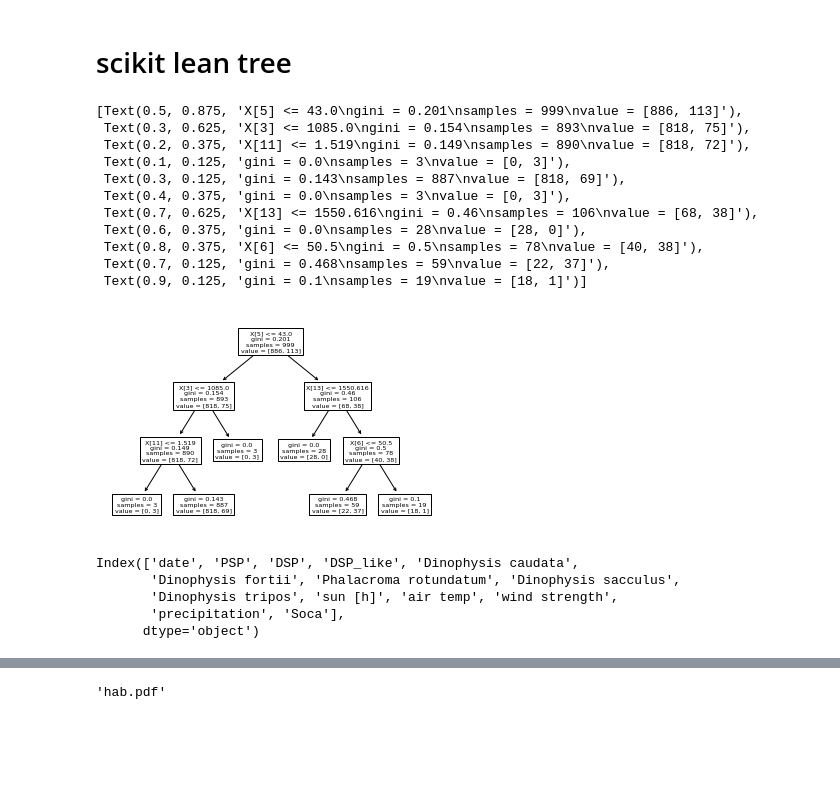
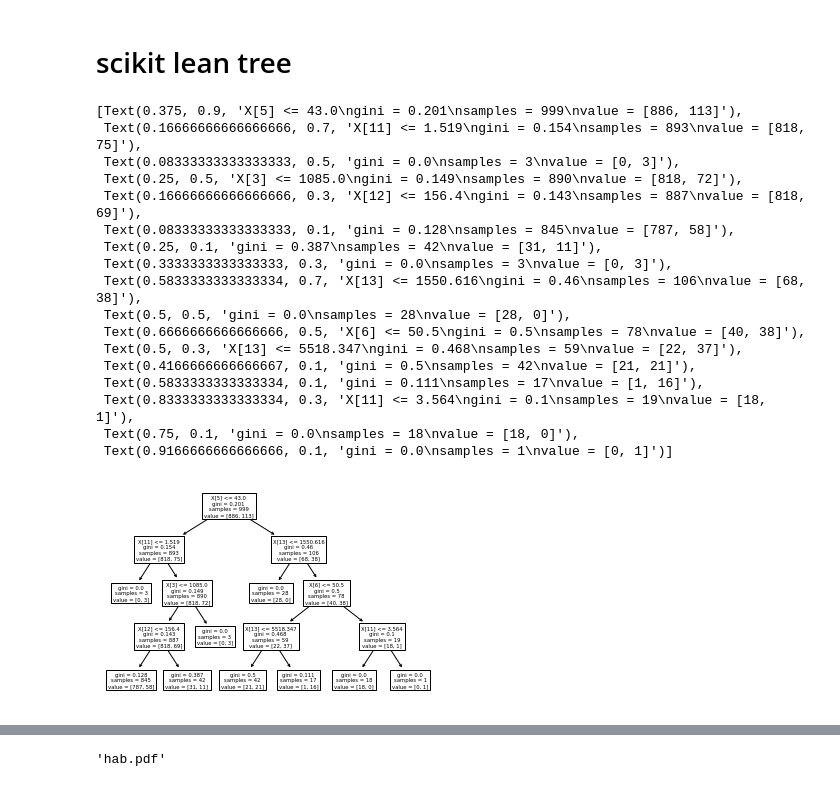
Before and after one commit to MartinMarzi/HABTox-predictor, a Jupyter notebook: HAB_modelling_5_0_0.ipynb, the cells around one changed output, grey strips where cells are left out. Cells and saved outputs as stored; diff of their text form; code cells hidden in the pictures; blank space fills up the shorter version.

```diff
--- a/HAB_modelling_5_0_0.ipynb
+++ b/HAB_modelling_5_0_0.ipynb
@@ -293,30 +293,28 @@ RF_shap = shap.summary_plot(shap_values, X_test, plot_type="bar")
 # %%
 from sklearn import tree
 
-clf = tree.DecisionTreeClassifier(max_depth=3)
+clf = tree.DecisionTreeClassifier(max_depth=4)
 clf = clf.fit(X, y)
 
 tree.plot_tree(clf)
 # %% [output]
-[Text(0.5, 0.875, 'X[5] <= 43.0\ngini = 0.201\nsamples = 999\nvalue = [886, 113]'),
- Text(0.3, 0.625, 'X[3] <= 1085.0\ngini = 0.154\nsamples = 893\nvalue = [818, 75]'),
- Text(0.2, 0.375, 'X[11] <= 1.519\ngini = 0.149\nsamples = 890\nvalue = [818, 72]'),
- Text(0.1, 0.125, 'gini = 0.0\nsamples = 3\nvalue = [0, 3]'),
- Text(0.3, 0.125, 'gini = 0.143\nsamples = 887\nvalue = [818, 69]'),
- Text(0.4, 0.375, 'gini = 0.0\nsamples = 3\nvalue = [0, 3]'),
- Text(0.7, 0.625, 'X[13] <= 1550.616\ngini = 0.46\nsamples = 106\nvalue = [68, 38]'),
- Text(0.6, 0.375, 'gini = 0.0\nsamples = 28\nvalue = [28, 0]'),
- Text(0.8, 0.375, 'X[6] <= 50.5\ngini = 0.5\nsamples = 78\nvalue = [40, 38]'),
- Text(0.7, 0.125, 'gini = 0.468\nsamples = 59\nvalue = [22, 37]'),
- Text(0.9, 0.125, 'gini = 0.1\nsamples = 19\nvalue = [18, 1]')]
+[Text(0.375, 0.9, 'X[5] <= 43.0\ngini = 0.201\nsamples = 999\nvalue = [886, 113]'),
+ Text(0.16666666666666666, 0.7, 'X[11] <= 1.519\ngini = 0.154\nsamples = 893\nvalue = [818, 75]'),
+ Text(0.08333333333333333, 0.5, 'gini = 0.0\nsamples = 3\nvalue = [0, 3]'),
+ Text(0.25, 0.5, 'X[3] <= 1085.0\ngini = 0.149\nsamples = 890\nvalue = [818, 72]'),
+ Text(0.16666666666666666, 0.3, 'X[12] <= 156.4\ngini = 0.143\nsamples = 887\nvalue = [818, 69]'),
+ Text(0.08333333333333333, 0.1, 'gini = 0.128\nsamples = 845\nvalue = [787, 58]'),
+ Text(0.25, 0.1, 'gini = 0.387\nsamples = 42\nvalue = [31, 11]'),
+ Text(0.3333333333333333, 0.3, 'gini = 0.0\nsamples = 3\nvalue = [0, 3]'),
+ Text(0.5833333333333334, 0.7, 'X[13] <= 1550.616\ngini = 0.46\nsamples = 106\nvalue = [68, 38]'),
+ Text(0.5, 0.5, 'gini = 0.0\nsamples = 28\nvalue = [28, 0]'),
+ Text(0.6666666666666666, 0.5, 'X[6] <= 50.5\ngini = 0.5\nsamples = 78\nvalue = [40, 38]'),
+ Text(0.5, 0.3, 'X[13] <= 5518.347\ngini = 0.468\nsamples = 59\nvalue = [22, 37]'),
+ Text(0.4166666666666667, 0.1, 'gini = 0.5\nsamples = 42\nvalue = [21, 21]'),
+ Text(0.5833333333333334, 0.1, 'gini = 0.111\nsamples = 17\nvalue = [1, 16]'),
+ Text(0.8333333333333334, 0.3, 'X[11] <= 3.564\ngini = 0.1\nsamples = 19\nvalue = [18, 1]'),
+ Text(0.75, 0.1, 'gini = 0.0\nsamples = 18\nvalue = [18, 0]'),
+ Text(0.9166666666666666, 0.1, 'gini = 0.0\nsamples = 1\nvalue = [0, 1]')]
-[figure, old version]
+[figure, new version]
-# %%
-X.columns
-# %% [output]
-Index(['date', 'PSP', 'DSP', 'DSP_like', 'Dinophysis caudata',
-       'Dinophysis fortii', 'Phalacroma rotundatum', 'Dinophysis sacculus',
-       'Dinophysis tripos', 'sun [h]', 'air temp', 'wind strength',
-       'precipitation', 'Soca'],
-      dtype='object')
 # %%
 from sklearn.tree import export_text
```
Also changed, not shown: parts of 1 cell of this notebook.
